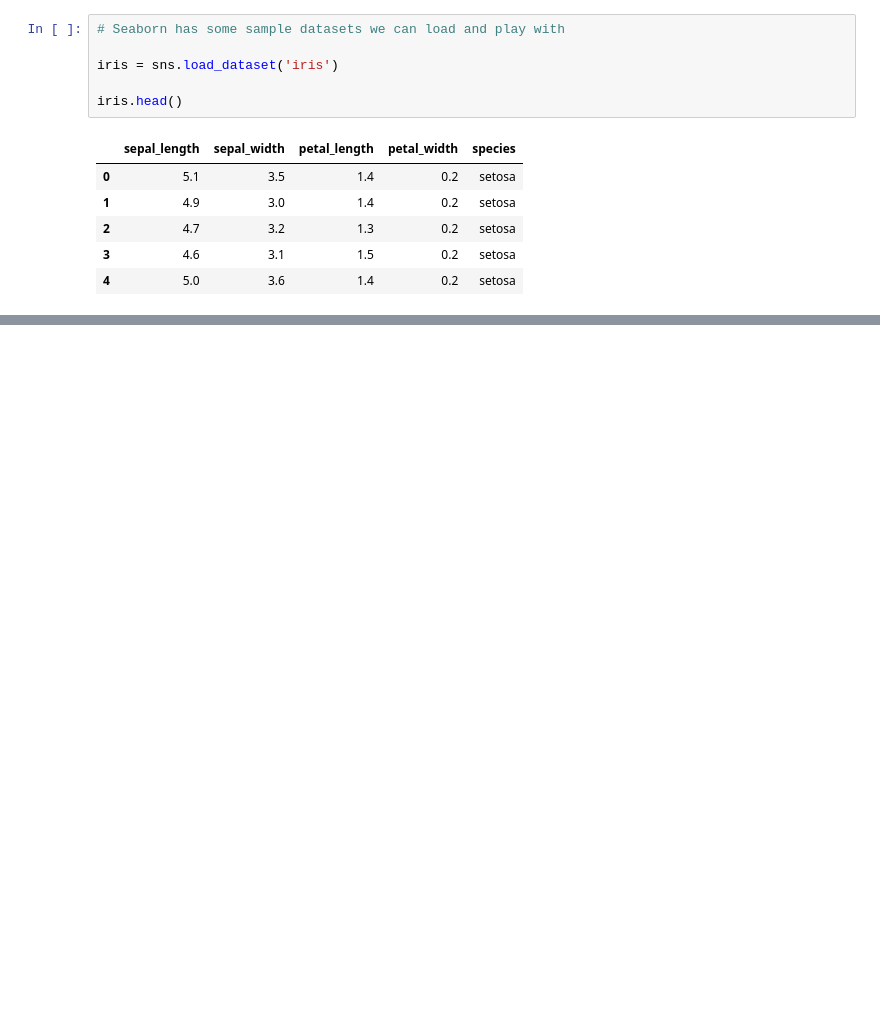
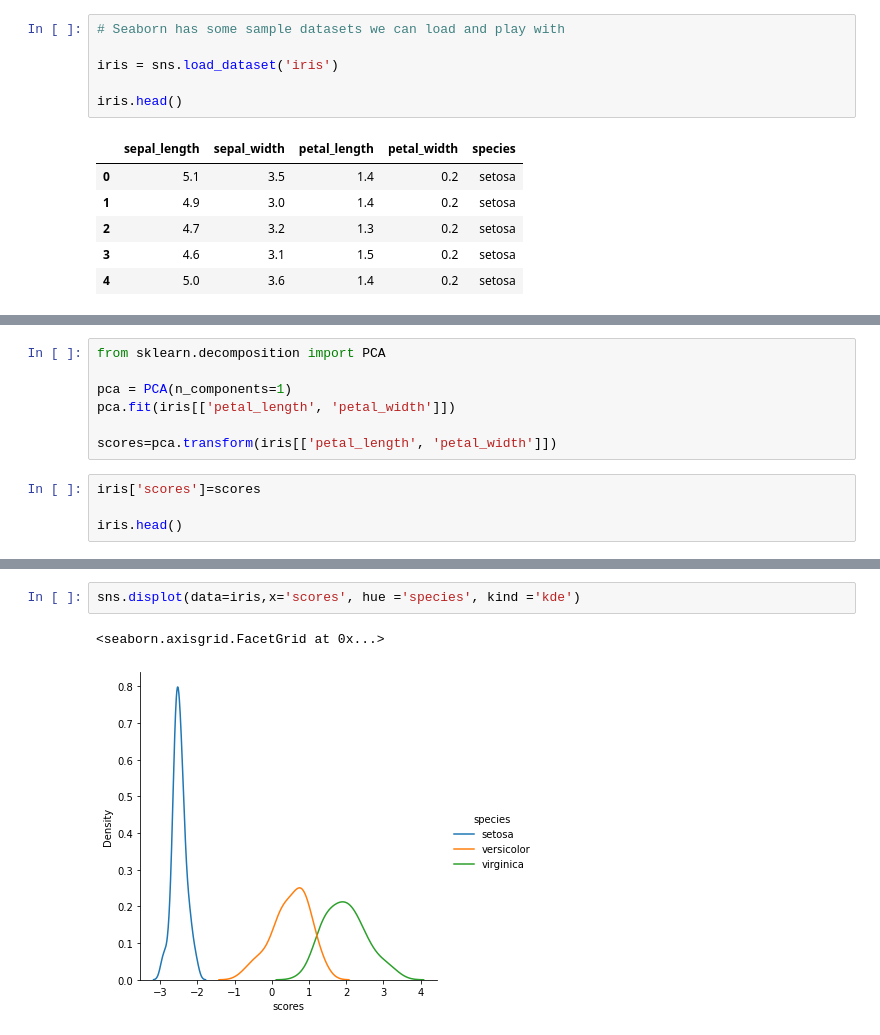
Before and after one commit to tlooden/BMS13, a Jupyter notebook: BMS13python.ipynb, the cells around one changed output, grey strips where cells are left out. Cells and saved outputs as stored; diff of their text form; blank space fills up the shorter version.

```diff
--- a/BMS13python.ipynb
+++ b/BMS13python.ipynb
@@ -210,3 +230,14 @@ g.add_legend()
 # %% [output]
 <seaborn.axisgrid.PairGrid at 0x...>
 [figure]
+# %%
+from sklearn.decomposition import PCA
+
+pca = PCA(n_components=1)
+pca.fit(iris[['petal_length', 'petal_width']])
+
+scores=pca.transform(iris[['petal_length', 'petal_width']])
+# %%
+iris['scores']=scores
+
+iris.head()
@@ -212,0 +251,5 @@ g.add_legend()
+# %%
+sns.displot(data=iris,x='scores', hue ='species', kind ='kde')
+# %% [output]
+<seaborn.axisgrid.FacetGrid at 0x...>
+[figure, added]
```
Also changed, not shown: parts of 11 cells of this notebook.
